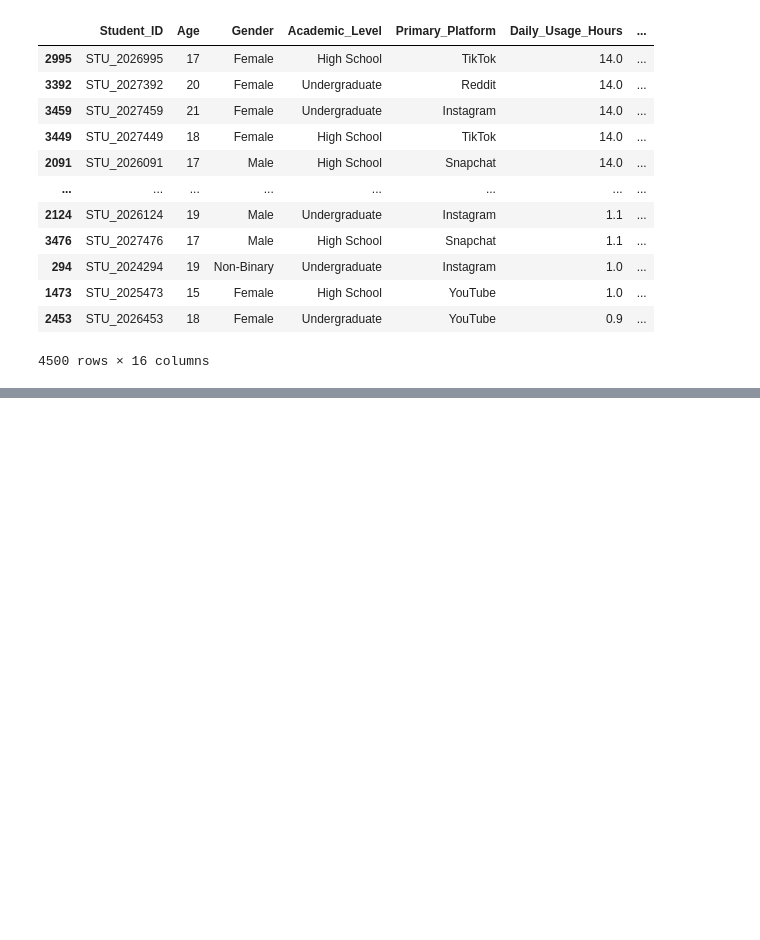
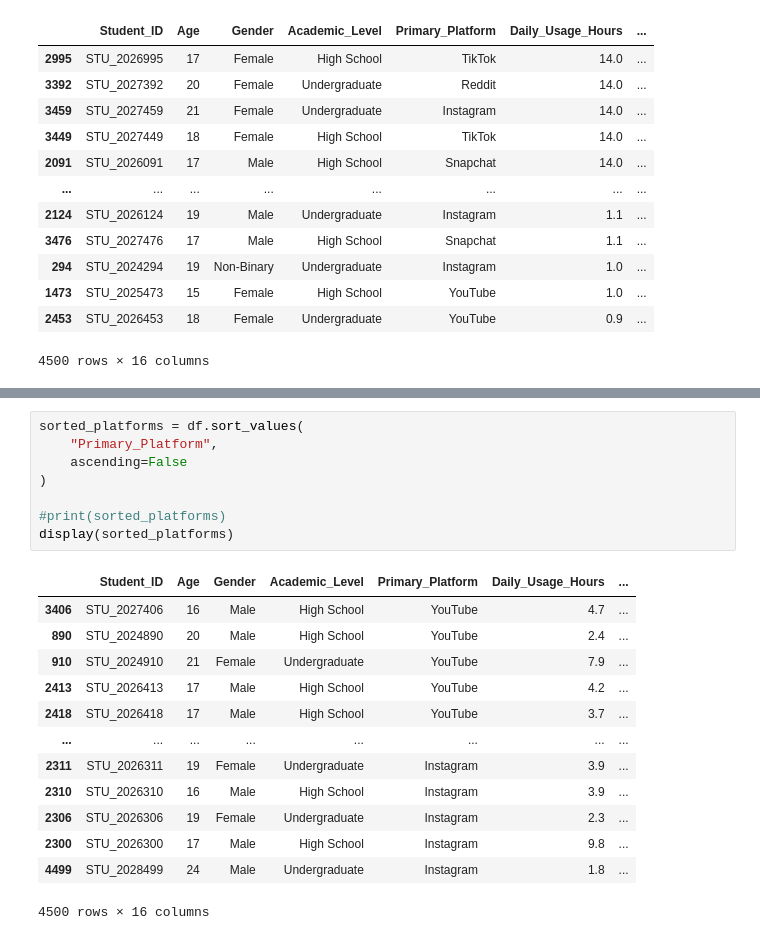
Before and after one commit to Innovators-for-Purpose/iFp-CS-Summer-Learning, a Jupyter notebook: Data-Analysis-Track/my-jupyter-data-analysis.ipynb, the cells around one changed output, grey strips where cells are left out. Cells and saved outputs as stored; diff of their text form; blank space fills up the shorter version.

```diff
--- a/Data-Analysis-Track/my-jupyter-data-analysis.ipynb
+++ b/Data-Analysis-Track/my-jupyter-data-analysis.ipynb
@@ -516,0 +554,22 @@ display(descending_daily_usage_hours)
+# %%
+sorted_platforms = df.sort_values(
+    "Primary_Platform",
+    ascending=False
+)
+
+#print(sorted_platforms)
+display(sorted_platforms)
+# %% [output]
+|  | Student_ID | Age | Gender | Academic_Level | Primary_Platform | Daily_Usage_Hours | ... |
+| 3406 | STU_2027406 | 16 | Male | High School | YouTube | 4.7 | ... |
+| 890 | STU_2024890 | 20 | Male | High School | YouTube | 2.4 | ... |
+| 910 | STU_2024910 | 21 | Female | Undergraduate | YouTube | 7.9 | ... |
+| 2413 | STU_2026413 | 17 | Male | High School | YouTube | 4.2 | ... |
+| 2418 | STU_2026418 | 17 | Male | High School | YouTube | 3.7 | ... |
+| ... | ... | ... | ... | ... | ... | ... | ... |
+| 2311 | STU_2026311 | 19 | Female | Undergraduate | Instagram | 3.9 | ... |
+| 2310 | STU_2026310 | 16 | Male | High School | Instagram | 3.9 | ... |
+| 2306 | STU_2026306 | 19 | Female | Undergraduate | Instagram | 2.3 | ... |
+| 2300 | STU_2026300 | 17 | Male | High School | Instagram | 9.8 | ... |
+| 4499 | STU_2028499 | 24 | Male | Undergraduate | Instagram | 1.8 | ... |
+4500 rows × 16 columns
```
Also changed, not shown: parts of 1 cell of this notebook, 1 other file.
